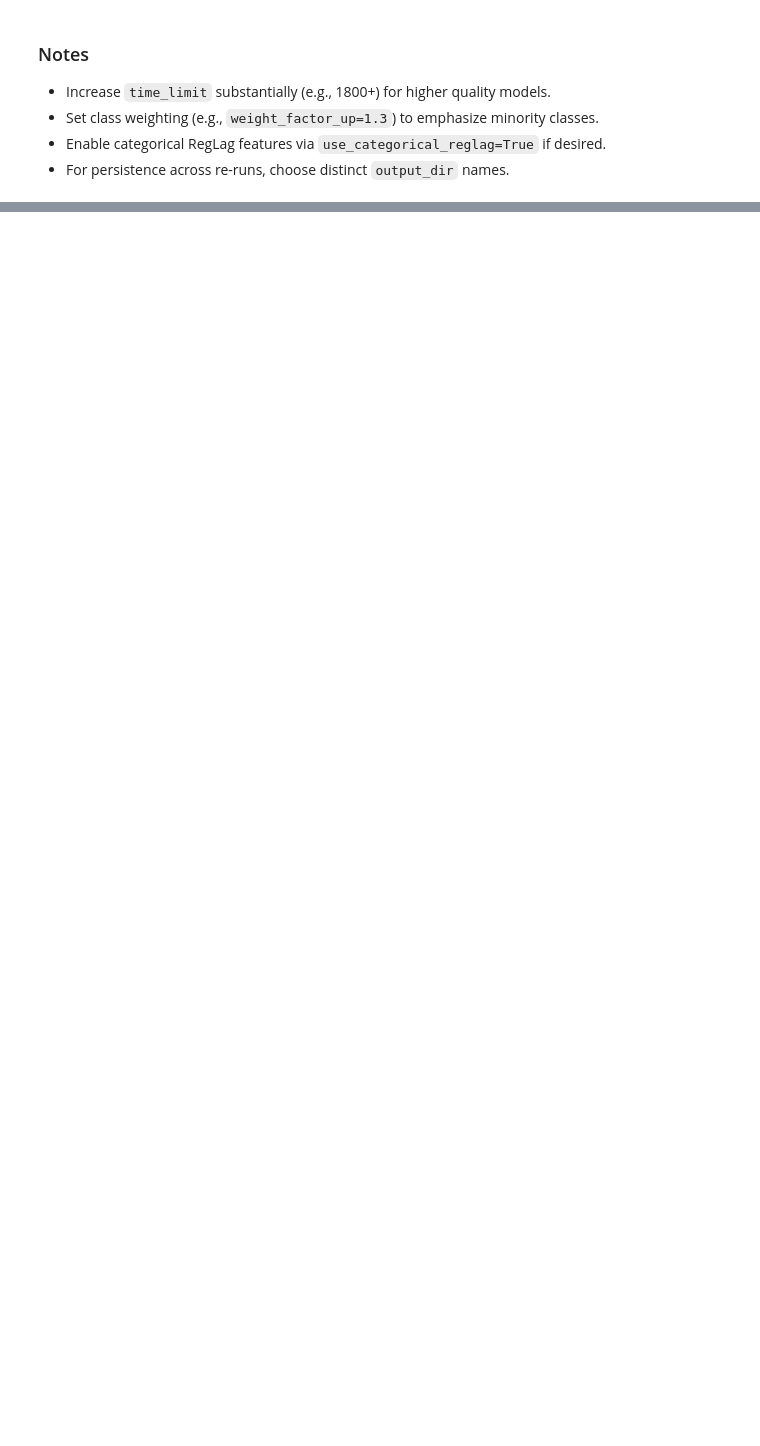
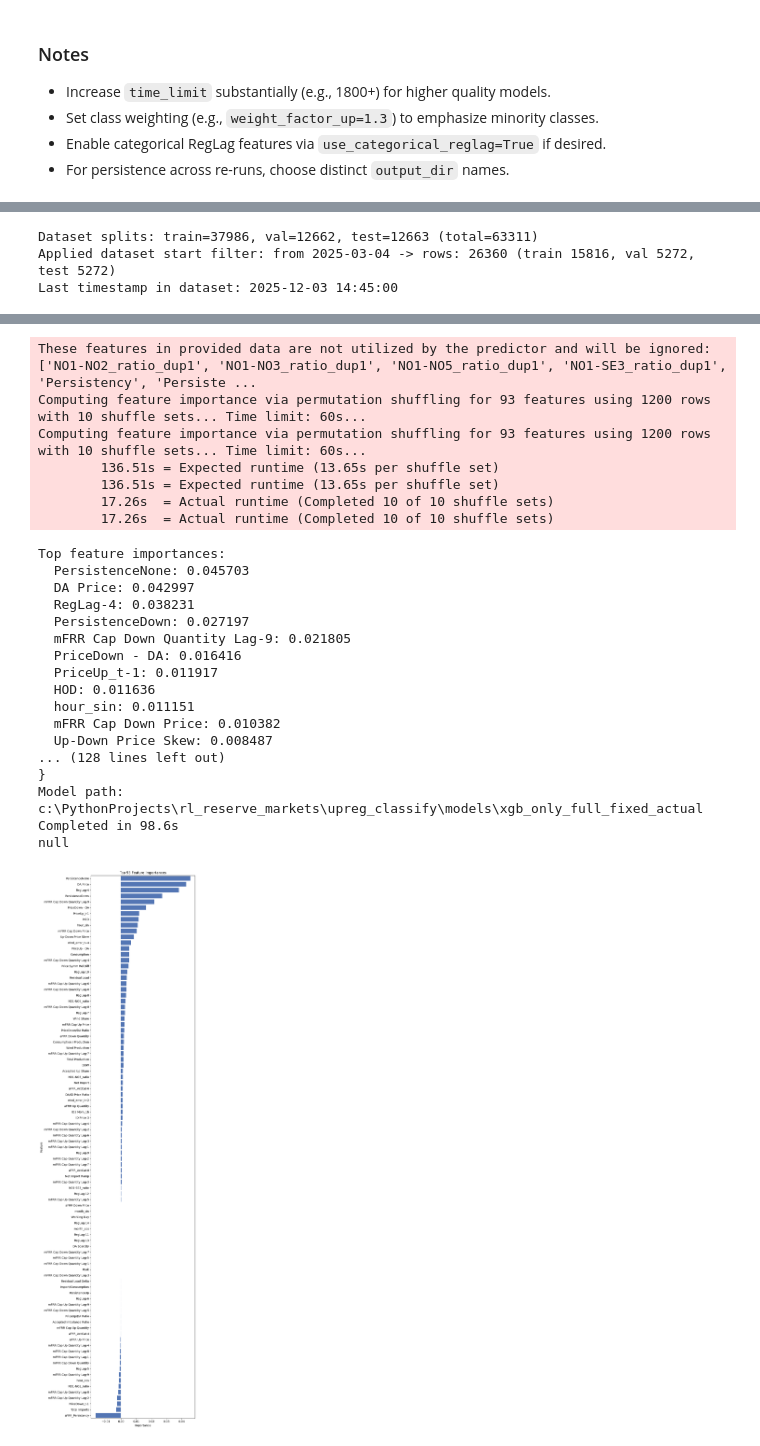
Before and after one commit to haakonnh/mfrr_activation_classify, a Jupyter notebook: upreg_classify/notebooks/10-training-launchpad.ipynb, the cells around one changed output, grey strips where cells are left out. Cells and saved outputs as stored; diff of their text form; code cells hidden in the pictures; blank space fills up the shorter version.

```diff
--- a/upreg_classify/notebooks/10-training-launchpad.ipynb
+++ b/upreg_classify/notebooks/10-training-launchpad.ipynb
@@ -344,9 +644,10 @@ xgb_full_cfg.update(dict(
     time_limit=1800,             # 30 minutes budget; adjust as needed
     presets='best_quality',
     model_preset='xgb_only_fixed',
-    hpo_trials=0,                # no HPO; use fixed variants
+    hpo_trials=5,                # no HPO; use fixed variants
     hpo_searcher='random',
     hpo_scheduler='local',
-    data_start=None,             # ensure full dataset
+    data_start='2025-03-04',             # ensure full dataset
 ))
 run_training('XGBoost-only FULL FIXED VARIANTS NO1', **xgb_full_cfg)
+# %% [output]
@@ -352,0 +688,3 @@ run_training('XGBoost-only FULL FIXED VARIANTS NO1', **xgb_full_cfg)
+Dataset splits: train=37986, val=12662, test=12663 (total=63311)
+Applied dataset start filter: from 2025-03-04 -> rows: 26360 (train 15816, val 5272, test 5272)
+Last timestamp in dataset: 2025-12-03 14:45:00
@@ -353,3 +725,28 @@ run_training('XGBoost-only FULL FIXED VARIANTS NO1', **xgb_full_cfg)
+These features in provided data are not utilized by the predictor and will be ignored: ['NO1-NO2_ratio_dup1', 'NO1-NO3_ratio_dup1', 'NO1-NO5_ratio_dup1', 'NO1-SE3_ratio_dup1', 'Persistency', 'Persiste ...
+Computing feature importance via permutation shuffling for 93 features using 1200 rows with 10 shuffle sets... Time limit: 60s...
+Computing feature importance via permutation shuffling for 93 features using 1200 rows with 10 shuffle sets... Time limit: 60s...
+        136.51s = Expected runtime (13.65s per shuffle set)
+        136.51s = Expected runtime (13.65s per shuffle set)
+        17.26s  = Actual runtime (Completed 10 of 10 shuffle sets)
+        17.26s  = Actual runtime (Completed 10 of 10 shuffle sets)
+Top feature importances:
+  PersistenceNone: 0.045703
+  DA Price: 0.042997
+  RegLag-4: 0.038231
+  PersistenceDown: 0.027197
+  mFRR Cap Down Quantity Lag-9: 0.021805
+  PriceDown - DA: 0.016416
+  PriceUp_t-1: 0.011917
+  HOD: 0.011636
+  hour_sin: 0.011151
+  mFRR Cap Down Price: 0.010382
+  Up-Down Price Skew: 0.008487
+... (128 lines left out)
+}
+Model path: c:\PythonProjects\rl_reserve_markets\upreg_classify\models\xgb_only_full_fixed_actual
+Completed in 98.6s
+null
+[figure, added]
 # %%
 # 10. Inspect trained model families from saved predictors
 from autogluon.tabular import TabularPredictor
```
Also changed, not shown: parts of 8 cells of this notebook, 38 other files.
